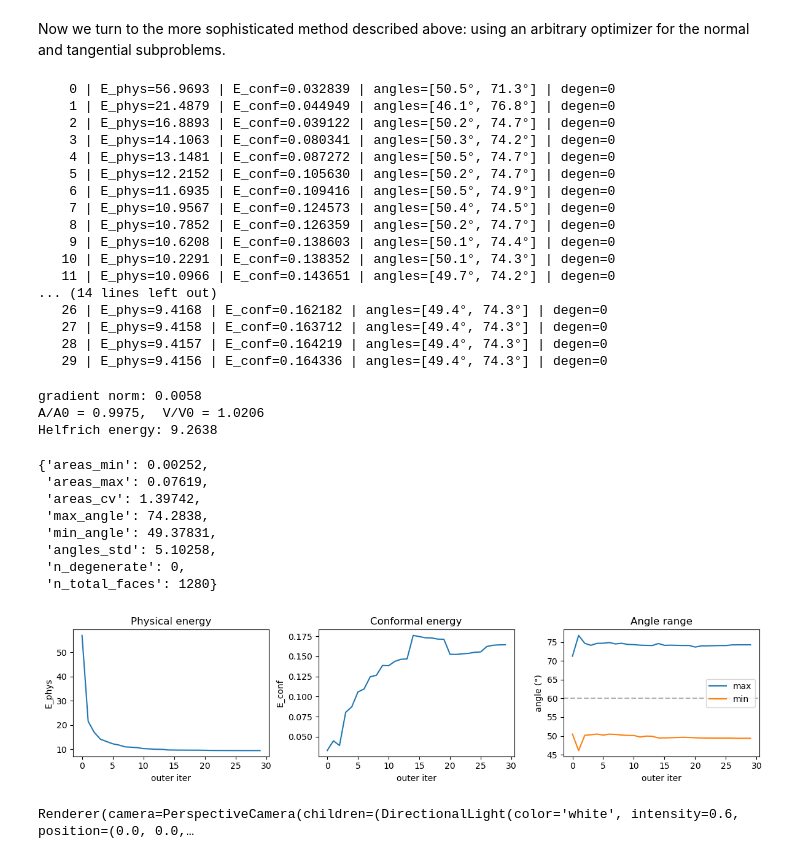
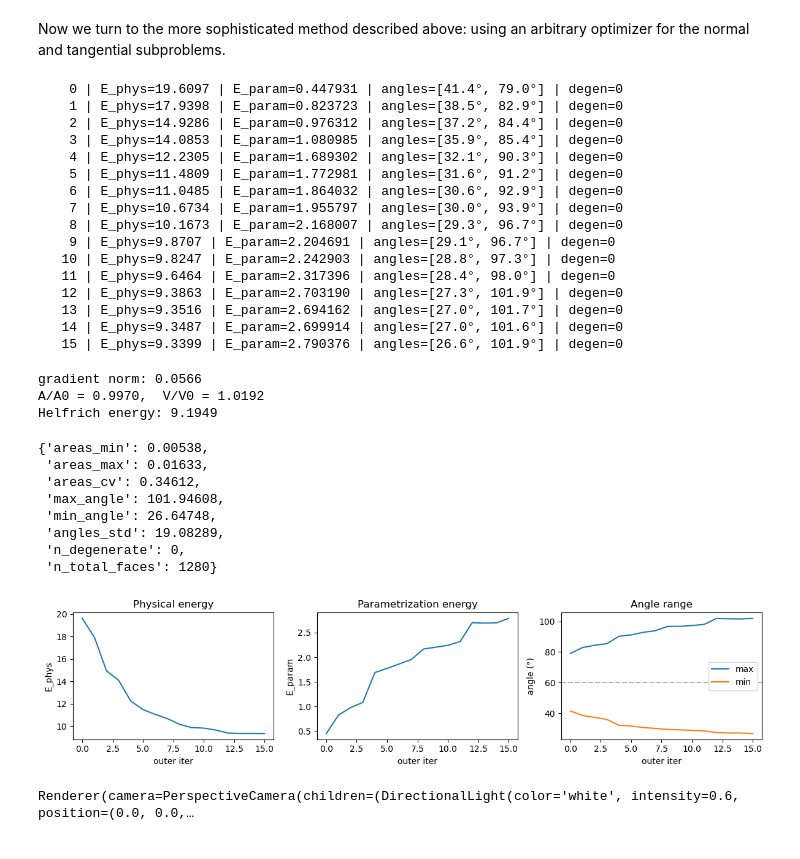
Before and after one commit to nikolas-claussen/triangulax, a Jupyter notebook: nbs/tutorials/05_membrane_mechanics.ipynb, the cells around one changed output. Cells and saved outputs as stored; diff of their text form; code cells hidden in the pictures.

```diff
--- a/nbs/tutorials/05_membrane_mechanics.ipynb
+++ b/nbs/tutorials/05_membrane_mechanics.ipynb
@@ -654,12 +660,12 @@ def alternating_minimize(energy_normal_fn, args_normal,
         # --- Diagnostics ---
         stats = algo.get_mesh_quality_stats(vertices, hemesh)
         E_phys = float(energy_normal_fn(vertices, args_normal))
-        E_conf = float(energy_tangential_fn(vertices, args_tangential))
-        record = {"iter": k, "E_phys": E_phys, "E_conf": E_conf, **stats}
+        E_param = float(energy_tangential_fn(vertices, args_tangential))
+        record = {"iter": k, "E_phys": E_phys, "E_param": E_param, **stats}
         history.append(record)
 
         if verbose:
-            print(f"  {k:3d} | E_phys={E_phys:.4f} | E_conf={E_conf:.6f} | "
+            print(f"  {k:3d} | E_phys={E_phys:.4f} | E_param={E_param:.6f} | "
                   f"angles=[{stats['min_angle']:.1f}°, {stats['max_angle']:.1f}°] | "
                   f"degen={stats['n_degenerate']}")
 
@@ -676,6 +682,9 @@ mu_A, mu_V = 300.0, 600.0
 args_helfrich = (hemesh, H0, kappa, mu_A, mu_V, A0, V0)
 args_conformal = (hemesh, metric_ref)
 
+mod_bulk, mod_shear = 1.0, 1.0
+args_elastic = (hemesh, metric_ref, mod_bulk, mod_shear)
+
 # start from a slightly stretched configuration to break spherical symmetry
 vertices_initial = trimesh.vertices * np.array([0.95, 1.1, 0.95])
 
@@ -687,28 +696,28 @@ solver_tangential = optimistix.NonlinearCG(rtol=1e-8, atol=1e-8)
 
 v_opt, history = alternating_minimize(
     get_helfrich_energy_with_penalty, args_helfrich,
-    get_conformal_energy, args_conformal,
+    #get_conformal_energy, args_conformal,
+    get_neo_hookean_energy, args_elastic,
     vertices_initial, hemesh,
     solver_normal=solver_normal, solver_tangential=solver_tangential,
-    n_outer=30, n_inner_normal=100, n_inner_tangential=50)
+    n_outer=16, n_inner_normal=100, n_inner_tangential=50)
 # %% [output]
-    0 | E_phys=56.9693 | E_conf=0.032839 | angles=[50.5°, 71.3°] | degen=0
-    1 | E_phys=21.4879 | E_conf=0.044949 | angles=[46.1°, 76.8°] | degen=0
-    2 | E_phys=16.8893 | E_conf=0.039122 | angles=[50.2°, 74.7°] | degen=0
-    3 | E_phys=14.1063 | E_conf=0.080341 | angles=[50.3°, 74.2°] | degen=0
-    4 | E_phys=13.1481 | E_conf=0.087272 | angles=[50.5°, 74.7°] | degen=0
-    5 | E_phys=12.2152 | E_conf=0.105630 | angles=[50.2°, 74.7°] | degen=0
-    6 | E_phys=11.6935 | E_conf=0.109416 | angles=[50.5°, 74.9°] | degen=0
-    7 | E_phys=10.9567 | E_conf=0.124573 | angles=[50.4°, 74.5°] | degen=0
-    8 | E_phys=10.7852 | E_conf=0.126359 | angles=[50.2°, 74.7°] | degen=0
-    9 | E_phys=10.6208 | E_conf=0.138603 | angles=[50.1°, 74.4°] | degen=0
-   10 | E_phys=10.2291 | E_conf=0.138352 | angles=[50.1°, 74.3°] | degen=0
-   11 | E_phys=10.0966 | E_conf=0.143651 | angles=[49.7°, 74.2°] | degen=0
-... (14 lines left out)
-   26 | E_phys=9.4168 | E_conf=0.162182 | angles=[49.4°, 74.3°] | degen=0
-   27 | E_phys=9.4158 | E_conf=0.163712 | angles=[49.4°, 74.3°] | degen=0
-   28 | E_phys=9.4157 | E_conf=0.164219 | angles=[49.4°, 74.3°] | degen=0
-   29 | E_phys=9.4156 | E_conf=0.164336 | angles=[49.4°, 74.3°] | degen=0
+    0 | E_phys=19.6097 | E_param=0.447931 | angles=[41.4°, 79.0°] | degen=0
+    1 | E_phys=17.9398 | E_param=0.823723 | angles=[38.5°, 82.9°] | degen=0
+    2 | E_phys=14.9286 | E_param=0.976312 | angles=[37.2°, 84.4°] | degen=0
+    3 | E_phys=14.0853 | E_param=1.080985 | angles=[35.9°, 85.4°] | degen=0
+    4 | E_phys=12.2305 | E_param=1.689302 | angles=[32.1°, 90.3°] | degen=0
+    5 | E_phys=11.4809 | E_param=1.772981 | angles=[31.6°, 91.2°] | degen=0
+    6 | E_phys=11.0485 | E_param=1.864032 | angles=[30.6°, 92.9°] | degen=0
+    7 | E_phys=10.6734 | E_param=1.955797 | angles=[30.0°, 93.9°] | degen=0
+    8 | E_phys=10.1673 | E_param=2.168007 | angles=[29.3°, 96.7°] | degen=0
+    9 | E_phys=9.8707 | E_param=2.204691 | angles=[29.1°, 96.7°] | degen=0
+   10 | E_phys=9.8247 | E_param=2.242903 | angles=[28.8°, 97.3°] | degen=0
+   11 | E_phys=9.6464 | E_param=2.317396 | angles=[28.4°, 98.0°] | degen=0
+   12 | E_phys=9.3863 | E_param=2.703190 | angles=[27.3°, 101.9°] | degen=0
+   13 | E_phys=9.3516 | E_param=2.694162 | angles=[27.0°, 101.7°] | degen=0
+   14 | E_phys=9.3487 | E_param=2.699914 | angles=[27.0°, 101.6°] | degen=0
+   15 | E_phys=9.3399 | E_param=2.790376 | angles=[26.6°, 101.9°] | degen=0
 # %%
 # check constraints and mesh quality
 grad_helfrich = jax.grad(get_helfrich_energy_with_penalty)(v_opt, args_helfrich_penalty)
@@ -717,33 +726,33 @@ print(f"A/A0 = {geom.get_area(v_opt, hemesh)/A0:.4f},  V/V0 = {geom.get_volume(v
 print(f"Helfrich energy: {get_helfrich_energy(v_opt, (hemesh, H0, kappa)):.4f}")
 algo.get_mesh_quality_stats(v_opt, hemesh)
 # %% [output]
-gradient norm: 0.0058
-A/A0 = 0.9975,  V/V0 = 1.0206
-Helfrich energy: 9.2638
+gradient norm: 0.0566
+A/A0 = 0.9970,  V/V0 = 1.0192
+Helfrich energy: 9.1949
-{'areas_min': 0.00252,
- 'areas_max': 0.07619,
- 'areas_cv': 1.39742,
- 'max_angle': 74.2838,
- 'min_angle': 49.37831,
- 'angles_std': 5.10258,
+{'areas_min': 0.00538,
+ 'areas_max': 0.01633,
+ 'areas_cv': 0.34612,
+ 'max_angle': 101.94608,
+ 'min_angle': 26.64748,
+ 'angles_std': 19.08289,
  'n_degenerate': 0,
  'n_total_faces': 1280}
 # %%
 # convergence plot
 fig, axes = plt.subplots(1, 3, figsize=(12, 3))
 iters = [h["iter"] for h in history]
 axes[0].plot(iters, [h["E_phys"] for h in history])
 axes[0].set(xlabel="outer iter", ylabel="E_phys", title="Physical energy")
-axes[1].plot(iters, [h["E_conf"] for h in history])
-axes[1].set(xlabel="outer iter", ylabel="E_conf", title="Conformal energy")
+axes[1].plot(iters, [h["E_param"] for h in history])
+axes[1].set(xlabel="outer iter", ylabel="E_param", title="Parametrization energy")
 axes[2].plot(iters, [h["max_angle"] for h in history], label="max")
 axes[2].plot(iters, [h["min_angle"] for h in history], label="min")
 axes[2].axhline(60, ls="--", color="k", alpha=0.3)
 axes[2].set(xlabel="outer iter", ylabel="angle (°)", title="Angle range")
 axes[2].legend()
 fig.tight_layout()
 # %% [output]
-[figure, old version]
+[figure, new version]
 # %%
 # visualize initial and optimized shape
 p = meshplot.plot(vertices_initial, hemesh.faces, shading={"wireframe": True}, return_plot=True)
```
Also changed, not shown: parts of 2 cells of this notebook, 1 other file.
